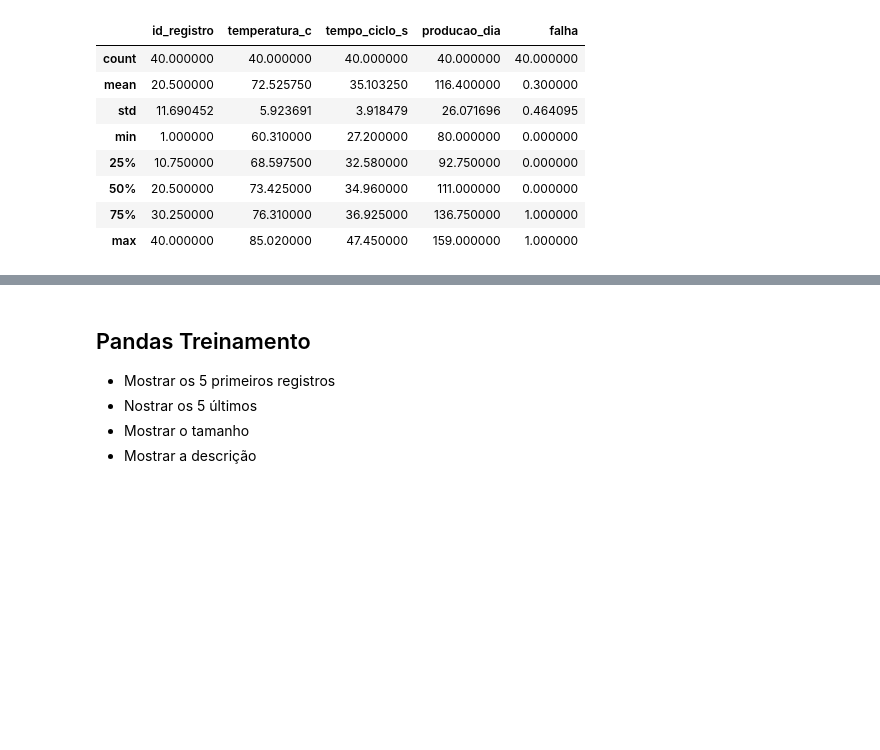
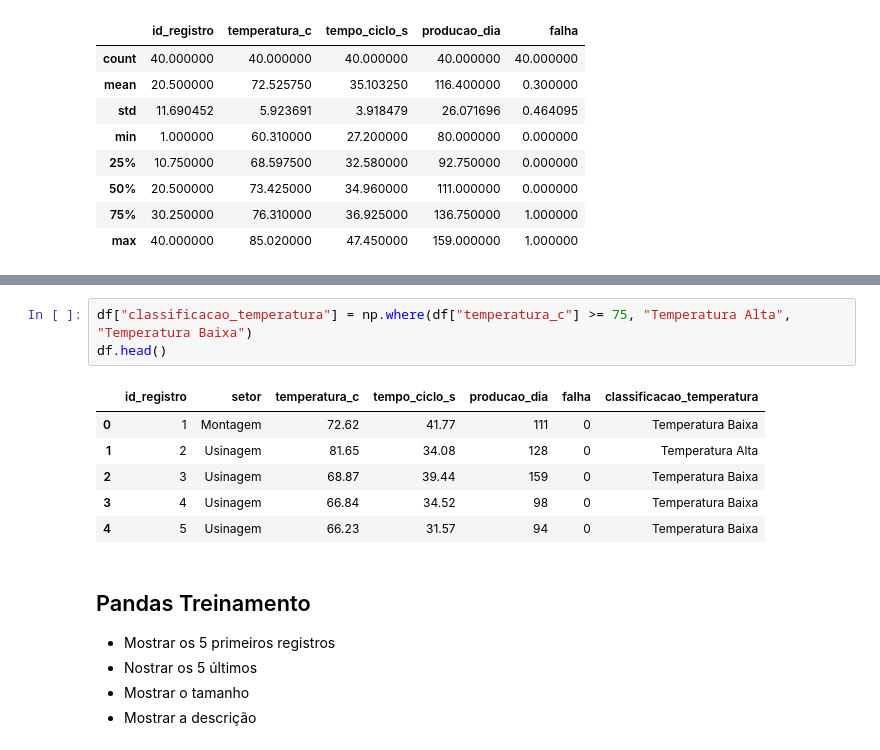
Before and after one commit to emiyu924/Dados-com-IA, a Jupyter notebook: aula03.ipynb, the cells around one changed output, grey strips where cells are left out. Cells and saved outputs as stored; diff of their text form; blank space fills up the shorter version.

```diff
--- a/aula03.ipynb
+++ b/aula03.ipynb
@@ -133,3 +153,13 @@ df.describe() #std = Desvio padrão (com valores absurdos chamam de outliers)
+# %%
+df["classificacao_temperatura"] = np.where(df["temperatura_c"] >= 75, "Temperatura Alta", "Temperatura Baixa")
+df.head()
+# %% [output]
+|  | id_registro | setor | temperatura_c | tempo_ciclo_s | producao_dia | falha | classificacao_temperatura |
+| 0 | 1 | Montagem | 72.62 | 41.77 | 111 | 0 | Temperatura Baixa |
+| 1 | 2 | Usinagem | 81.65 | 34.08 | 128 | 0 | Temperatura Alta |
+| 2 | 3 | Usinagem | 68.87 | 39.44 | 159 | 0 | Temperatura Baixa |
+| 3 | 4 | Usinagem | 66.84 | 34.52 | 98 | 0 | Temperatura Baixa |
+| 4 | 5 | Usinagem | 66.23 | 31.57 | 94 | 0 | Temperatura Baixa |
 # %% [markdown]
 ## Pandas Treinamento
 - Mostrar os 5 primeiros registros
```
Also changed, not shown: parts of 4 cells of this notebook, 1 other file.
